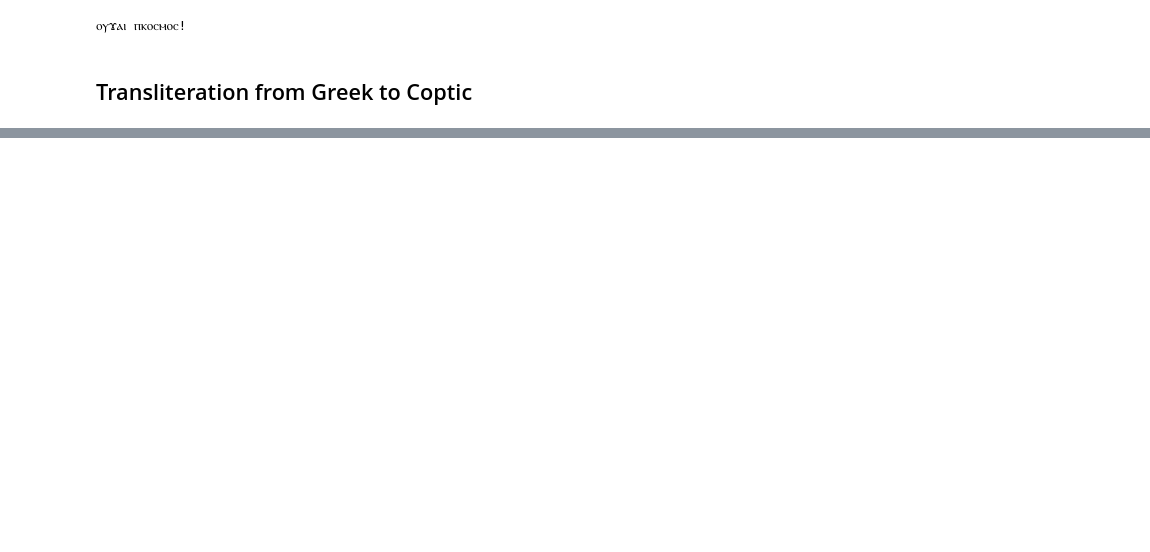
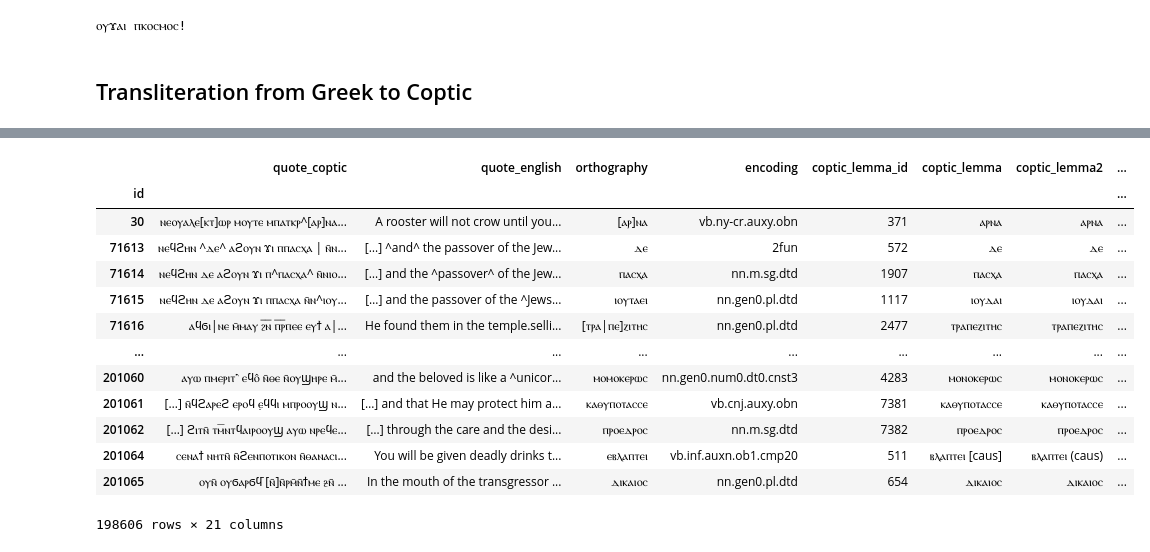
Before and after one commit to kmein/greek-coptic, a Jupyter notebook: greek-coptic.ipynb, the cells around one changed output, grey strips where cells are left out. Saved outputs shown, nothing was run; the diff lists cells and outputs as text; code cells hidden in the pictures; blank space fills up the shorter version.

```diff
--- a/greek-coptic.ipynb
+++ b/greek-coptic.ipynb
@@ -96,0 +97,20 @@ transliterate("ῥᾳδίως")
+# %%
+df = pd.read_csv(os.getenv("ATTESTATIONS_CSV"))
+df = df.set_index("id")
+# %%
+df
+# %% [output]
+|  | quote_coptic | quote_english | orthography | encoding | coptic_lemma_id | coptic_lemma | coptic_lemma2 | ... |
+| id |  |  |  |  |  |  |  | ... |
+| 30 | ⲛⲉⲟⲩⲁⲗⲉ[ⲕⲧ]ⲱⲣ ⲙⲟⲩⲧⲉ ⲙⲡⲁⲧⲕⲣ^[ⲁⲣ]ⲛⲁ... | A rooster will not crow until you... | [ⲁⲣ]ⲛⲁ | vb.ny-cr.auxy.obn | 371 | ⲁⲣⲛⲁ | ⲁⲣⲛⲁ | ... |
+| 71613 | ⲛⲉϥϩⲏⲛ ^ⲇⲉ^ ⲁϩⲟⲩⲛ ϫⲓ ⲡⲡⲁⲥⲭⲁ | ⲛ̄ⲛ... | […] ^and^ the passover of the Jew... | ⲇⲉ | 2fun | 572 | ⲇⲉ | ⲇⲉ | ... |
+| 71614 | ⲛⲉϥϩⲏⲛ ⲇⲉ ⲁϩⲟⲩⲛ ϫⲓ ⲡ^ⲡⲁⲥⲭⲁ^ ⲛ̄ⲛⲓⲟ... | […] and the ^passover^ of the Jew... | ⲡⲁⲥⲭⲁ | nn.m.sg.dtd | 1907 | ⲡⲁⲥⲭⲁ | ⲡⲁⲥⲭⲁ | ... |
+| 71615 | ⲛⲉϥϩⲏⲛ ⲇⲉ ⲁϩⲟⲩⲛ ϫⲓ ⲡⲡⲁⲥⲭⲁ ⲛ̄ⲛ^ⲓⲟⲩ... | […] and the passover of the ^Jews... | ⲓⲟⲩⲧⲁⲉⲓ | nn.gen0.pl.dtd | 1117 | ⲓⲟⲩⲇⲁⲓ | ⲓⲟⲩⲇⲁⲓ | ... |
+| 71616 | ⲁϥϭⲓ|ⲛⲉ ⲙ̄ⲙⲁⲩ ϩ︦ⲛ︦ ⲡ︦ⲣ︦ⲡⲉⲉ ⲉⲩϯ ⲁ|... | He found them in the temple.selli... | [ⲧⲣⲁ|ⲡⲉ]ⲍⲓⲧⲏⲥ | nn.gen0.pl.dtd | 2477 | ⲧⲣⲁⲡⲉⲍⲓⲧⲏⲥ | ⲧⲣⲁⲡⲉⲍⲓⲧⲏⲥ | ... |
+| ... | ... | ... | ... | ... | ... | ... | ... | ... |
+| 201060 | ⲁⲩⲱ ⲡⲙⲉⲣⲓⲧ⳿ ⲉϥⲟ̂ ⲛ̄ⲑⲉ ⲛ̄ⲟⲩϣⲏⲣⲉ ⲙ̄... | and the beloved is like a ^unicor... | ⲙⲟⲙⲟⲕⲉⲣⲱⲥ | nn.gen0.num0.dt0.cnst3 | 4283 | ⲙⲟⲛⲟⲕⲉⲣⲱⲥ | ⲙⲟⲛⲟⲕⲉⲣⲱⲥ | ... |
+| 201061 | […] ⲛ̄ϥϩⲁⲣⲉϩ ⲉⲣⲟϥ ⲉ̣ϥϥⲓ ⲙⲡⲣⲟⲟⲩϣ ⲛ... | […] and that He may protect him a... | ⲕⲁⲑⲩⲡⲟⲧⲁⲥⲥⲉ | vb.cnj.auxy.obn | 7381 | ⲕⲁⲑⲩⲡⲟⲧⲁⲥⲥⲉ | ⲕⲁⲑⲩⲡⲟⲧⲁⲥⲥⲉ | ... |
+| 201062 | […] ϩⲓⲧⲛ̄ ⲧⲙ̅ⲛⲧϥⲁⲓⲣⲟⲟⲩϣ ⲁⲩⲱ ⲛⲣⲉϥⲉ... | […] through the care and the desi... | ⲡⲣⲟⲉⲇⲣⲟⲥ | nn.m.sg.dtd | 7382 | ⲡⲣⲟⲉⲇⲣⲟⲥ | ⲡⲣⲟⲉⲇⲣⲟⲥ | ... |
+| 201064 | ⲥⲉⲛⲁϯ ⲛⲏⲧⲛ̄ ⲛ̄ϩⲉⲛⲡⲟⲧⲓⲕⲟⲛ ⲛ̄ⲑⲁⲛⲁⲥⲓ... | You will be given deadly drinks t... | ⲉⲃⲗⲁⲡⲧⲉⲓ | vb.inf.auxn.ob1.cmp20 | 511 | ⲃⲗⲁⲡⲧⲉⲓ [caus] | ⲃⲗⲁⲡⲧⲉⲓ (caus) | ... |
+| 201065 | ⲟⲩⲛ̄ ⲟⲩϭⲁⲣϭϥ̄ [ⲛ̄]ⲛ̄ⲣⲙ̄ⲛ̄ϯⲙⲉ ⳉⲛ̄ ... | In the mouth of the transgressor ... | ⲇⲓⲕⲁⲓⲟⲥ | nn.gen0.pl.dtd | 654 | ⲇⲓⲕⲁⲓⲟⲥ | ⲇⲓⲕⲁⲓⲟⲥ | ... |
+198606 rows × 21 columns
```
Also changed, not shown: parts of 10 cells of this notebook, 2 other files.
